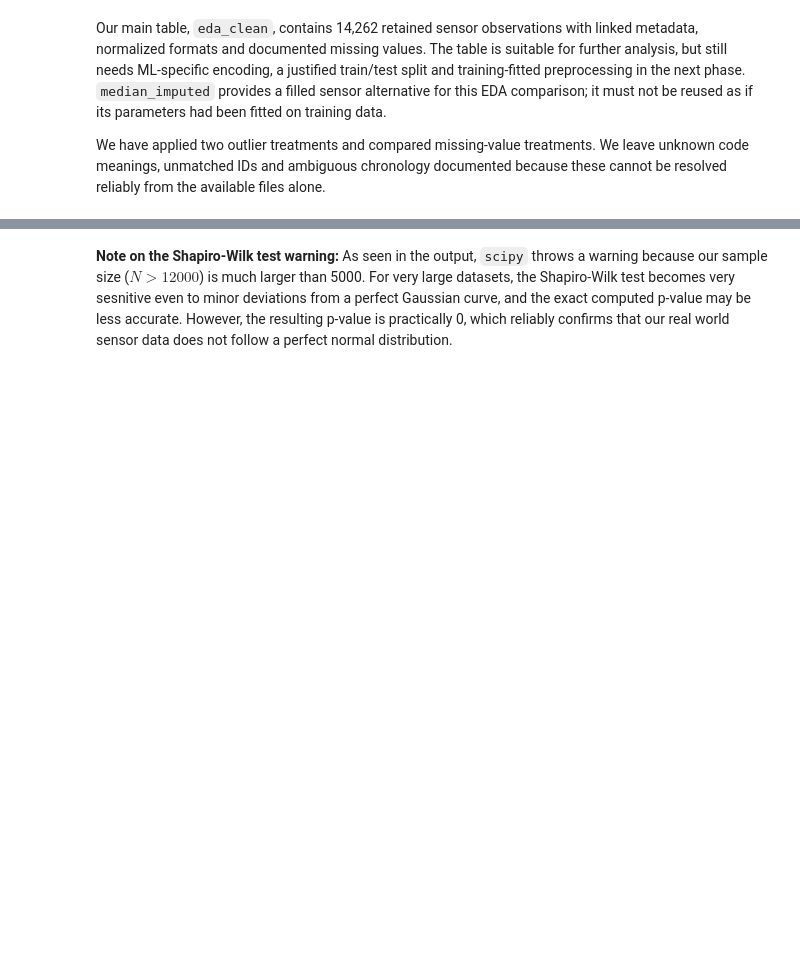
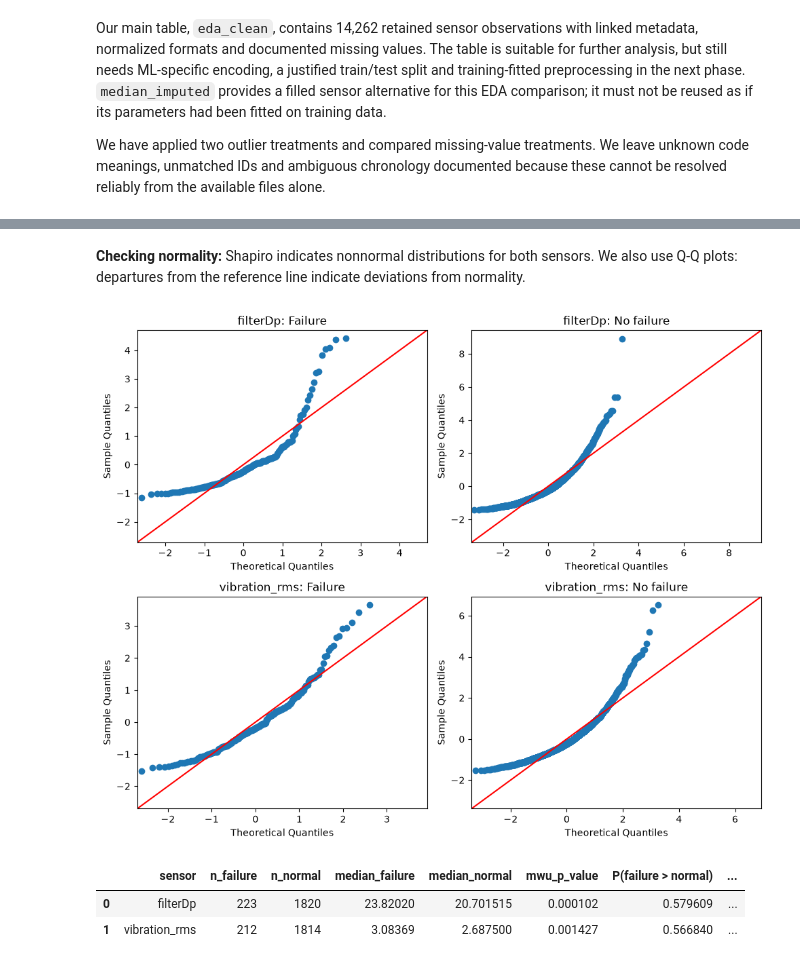
Before and after one commit to moahoukau/IAU-FIIT, a Jupyter notebook: zadanie.ipynb, the cells around one changed output, grey strips where cells are left out. Saved outputs shown, nothing was run; the diff lists cells and outputs as text; code cells hidden in the pictures; blank space fills up the shorter version.

```diff
--- a/zadanie.ipynb
+++ b/zadanie.ipynb
@@ -1279,3 +1298,44 @@ display(pd.DataFrame(tests_results))
 # %% [markdown]
-**Note on the Shapiro-Wilk test warning:**
-As seen in the output, `scipy` throws a warning because our sample size ($N > 12000$) is much larger than 5000. For very large datasets, the Shapiro-Wilk test becomes very sesnitive even to minor deviations from a perfect Gaussian curve, and the exact computed p-value may be less accurate. However, the resulting p-value is practically 0, which reliably confirms that our real world sensor data does not follow a perfect normal distribution.
+**Checking normality:**
+Shapiro indicates nonnormal distributions for both sensors. We also use Q-Q plots: departures from the reference line indicate deviations from normality.
+# %%
+import statsmodels.api as sm
+
+sensors = ['filterDp', 'vibration_rms']
+fig, axes = plt.subplots(2, 2, figsize=(10, 8))
+for row, sensor in enumerate(sensors):
+    for col, (label, group) in enumerate([('Failure', fail_group), ('No failure', normal_group)]):
+        values = group[sensor].dropna()
+        sm.ProbPlot(values, fit=True).qqplot(line='45', ax=axes[row, col])
+        axes[row, col].set_title(f'{sensor}: {label}')
+plt.tight_layout()
+plt.show()
+# %% [output]
+[figure, added]
+# %%
+# Robustness check: Mann-Whitney U (does not assume normality)
+mwu_results = []
+for sensor in ['filterDp', 'vibration_rms']:
+    fail_data = fail_group[sensor].dropna()
+    normal_data = normal_group[sensor].dropna()
+
+    u_stat, p_mwu = stats.mannwhitneyu(fail_data, normal_data, alternative='two-sided')
+    # probability that a random failure value is larger than a random normal value
+    prob_superiority = u_stat / (len(fail_data) * len(normal_data))
+
+    mwu_results.append({
+        'sensor': sensor,
+        'n_failure': len(fail_data),
+        'n_normal': len(normal_data),
+        'median_failure': fail_data.median(),
+        'median_normal': normal_data.median(),
+        'mwu_p_value': p_mwu,
+        'P(failure > normal)': prob_superiority,
+        'significant_diff': p_mwu < alpha
+    })
+
+display(pd.DataFrame(mwu_results))
+# %% [output]
+|  | sensor | n_failure | n_normal | median_failure | median_normal | mwu_p_value | P(failure > normal) | ... |
+| 0 | filterDp | 223 | 1820 | 23.82020 | 20.701515 | 0.000102 | 0.579609 | ... |
+| 1 | vibration_rms | 212 | 1814 | 3.08369 | 2.687500 | 0.001427 | 0.566840 | ... |
```
Also changed, not shown: parts of 6 cells of this notebook.
